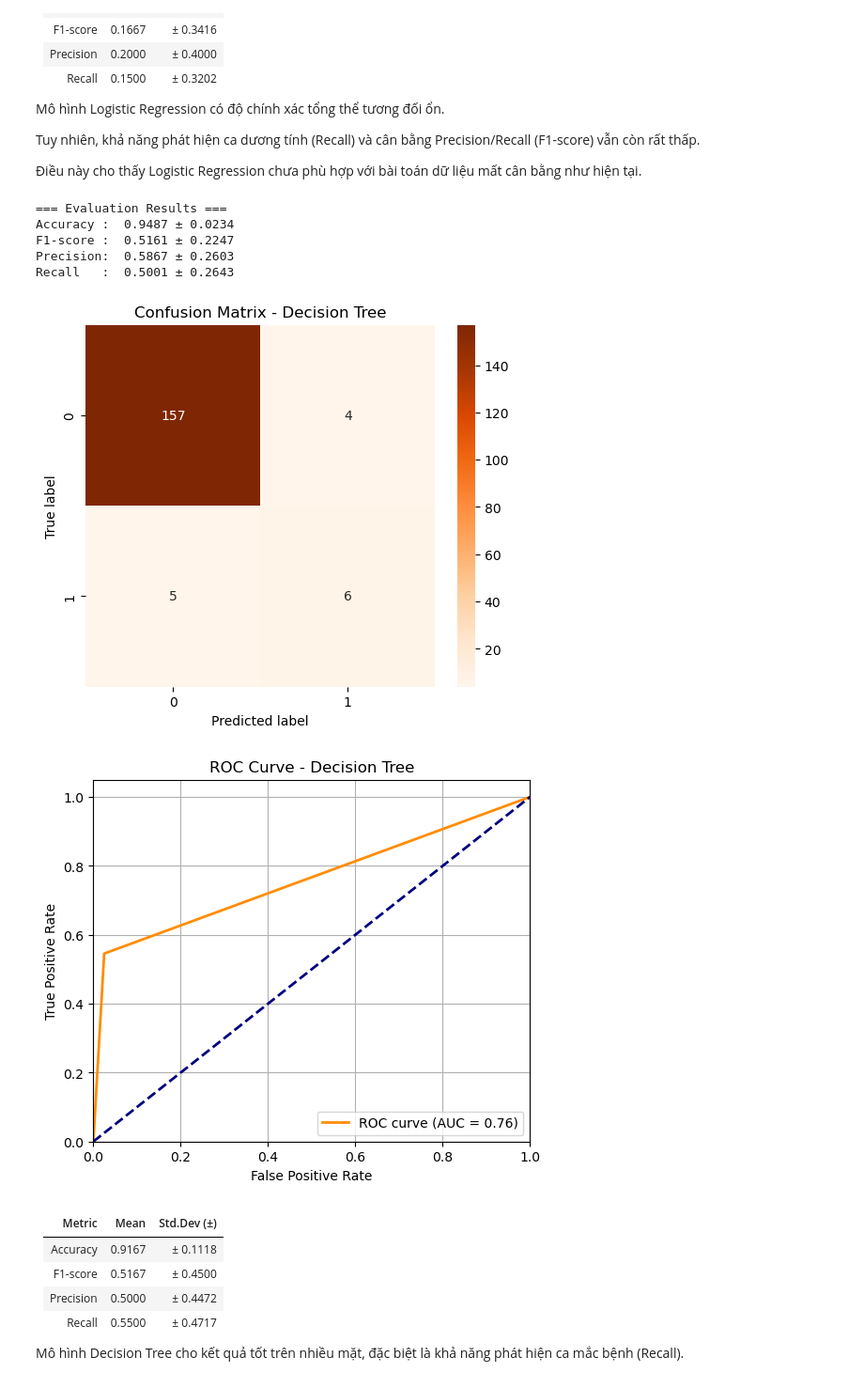
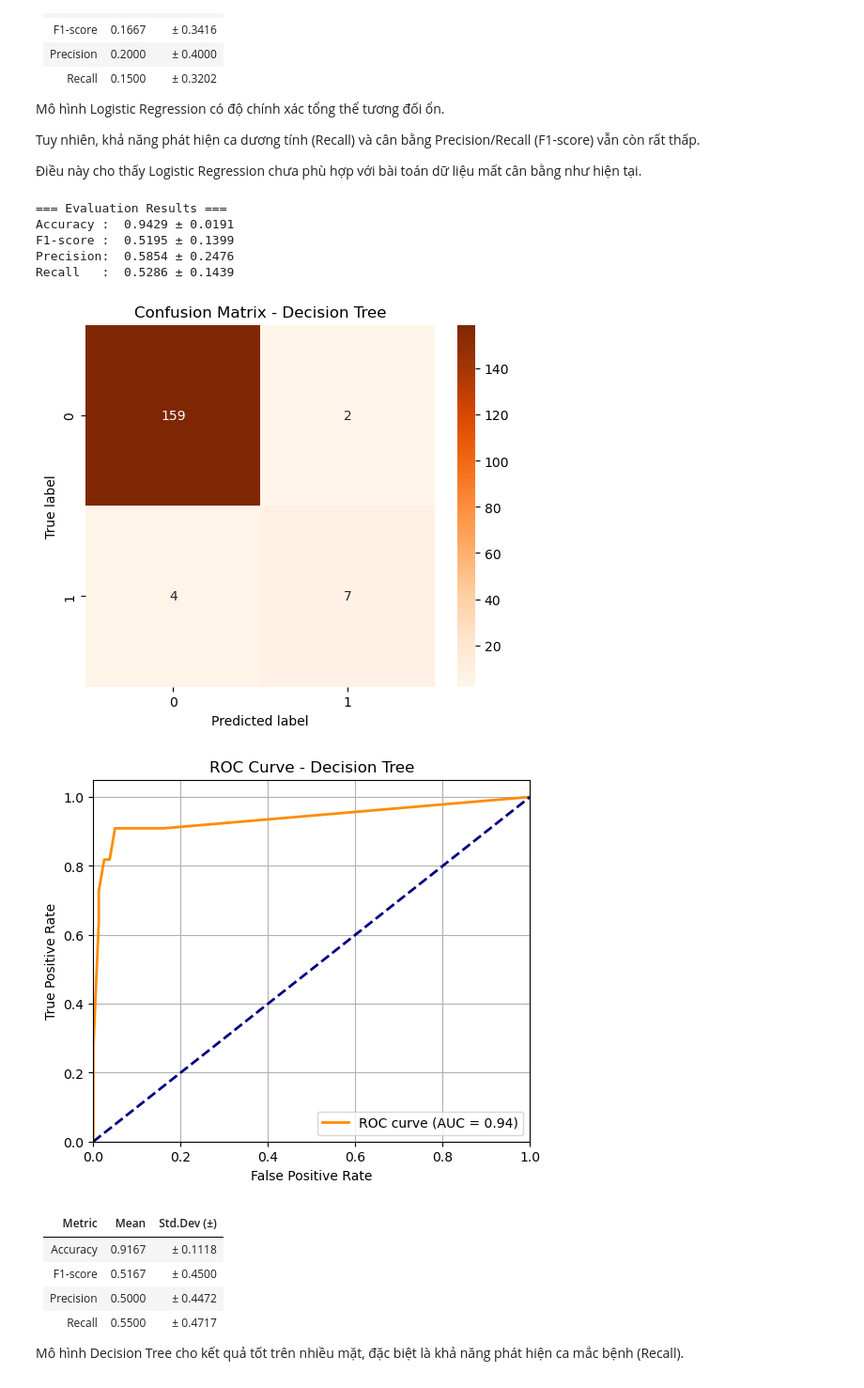
Before and after one commit to Nho094/risk_factors_cervical_cancer, a Jupyter notebook: code.ipynb, the cells around one changed output. Shown at 94% size. Drawn from its saved outputs; the diff is of its cells as text; code cells hidden in the pictures.

```diff
--- a/code.ipynb
+++ b/code.ipynb
@@ -93,7 +93,7 @@ df.describe()
 # %%
 imputer = SimpleImputer(strategy="mean")
 X_imputed = imputer.fit_transform(X)
-X_train, X_test, y_train, y_test = train_test_split(X, y, test_size = 0.2, random_state= 42, stratify=y)
+X_train, X_test, y_train, y_test = train_test_split(X, y, test_size = 1/3.0, random_state= 42, stratify=y)
 # %%
 def evaluate_model(model, X, y, k=10):
     accuracy_scores = []
@@ -120,6 +120,10 @@ def evaluate_model(model, X, y, k=10):
     print(f"F1-score :  {np.mean(f1_scores):.4f} ± {np.std(f1_scores):.4f}")
     print(f"Precision:  {np.mean(precision_scores):.4f} ± {np.std(precision_scores):.4f}")
     print(f"Recall   :  {np.mean(recall_scores):.4f} ± {np.std(recall_scores):.4f}")
+
+    # ✅ Fit lại mô hình trên toàn bộ tập dữ liệu
+    model.fit(X, y)
+    return model
 # %% [markdown]
 1.  Accuracy (Độ chính xác tổng thể)
     Accuracy là tỷ lệ số mẫu mà mô hình dự đoán đúng trên tổng số mẫu.
@@ -210,55 +215,59 @@ Tuy nhiên, khả năng phát hiện ca dương tính (Recall) và cân bằng P
 
 Điều này cho thấy Logistic Regression chưa phù hợp với bài toán dữ liệu mất cân bằng như hiện tại.
 # %%
-# Descision tree model
-tree_model = DecisionTreeClassifier(random_state=42)
-evaluate_model(tree_model, X, y)
+# 1. Khởi tạo và đánh giá mô hình
+model = DecisionTreeClassifier(
+    max_depth=4,
+    min_samples_leaf=10,
+    min_samples_split=20,
+    random_state=42
+)
+model = evaluate_model(model, X, y)
 
-# 2. Chia tập dữ liệu để trực quan
-X_train_cm, X_test_cm, y_train_cm, y_test_cm = train_test_split(X, y, test_size=0.2,stratify= y,  random_state=42)
+# 2. Chia tập dữ liệu để trực quan hóa (độc lập với KFold ở trên)
+X_train_cm, X_test_cm, y_train_cm, y_test_cm = train_test_split(
+    X, y, test_size=0.2, stratify=y, random_state=42
+)
 
-# 3. Huấn luyện lại mô hình và dự đoán
-tree_model.fit(X_train_cm, y_train_cm)
-y_pred_cm = tree_model.predict(X_test_cm)
+# 3. Dự đoán trên tập test để trực quan
+y_pred_cm = model.predict(X_test_cm)
 
 # 4. Vẽ Confusion Matrix
 cm = confusion_matrix(y_test_cm, y_pred_cm)
 plt.figure(figsize=(6, 5))
 sns.heatmap(cm, annot=True, fmt='d', cmap='Oranges')
 plt.xlabel("Predicted label")
 plt.ylabel("True label")
 plt.title("Confusion Matrix - Decision Tree")
 plt.show()
 
-
-
 # 5. Lấy xác suất dự đoán từ mô hình (cột thứ 2 tương ứng class = 1)
-y_proba = tree_model.predict_proba(X_test_cm)[:, 1]
+y_proba = model.predict_proba(X_test_cm)[:, 1]
 
 # 6. Tính ROC và AUC
 fpr, tpr, thresholds = roc_curve(y_test_cm, y_proba)
 roc_auc = auc(fpr, tpr)
 
 # 7. Vẽ đường ROC
 plt.figure(figsize=(6, 5))
 plt.plot(fpr, tpr, color='darkorange', lw=2, label=f'ROC curve (AUC = {roc_auc:.2f})')
 plt.plot([0, 1], [0, 1], color='navy', lw=2, linestyle='--')
 plt.xlim([0.0, 1.0])
 plt.ylim([0.0, 1.05])
 plt.xlabel('False Positive Rate')
 plt.ylabel('True Positive Rate')
 plt.title('ROC Curve - Decision Tree')
 plt.legend(loc='lower right')
 plt.grid(True)
 plt.show()
 # %% [output]
 === Evaluation Results ===
-Accuracy :  0.9487 ± 0.0234
-F1-score :  0.5161 ± 0.2247
-Precision:  0.5867 ± 0.2603
-Recall   :  0.5001 ± 0.2643
+Accuracy :  0.9429 ± 0.0191
+F1-score :  0.5195 ± 0.1399
+Precision:  0.5854 ± 0.2476
+Recall   :  0.5286 ± 0.1439
-[figure, old version]
+[figure, new version]
-[figure, old version]
+[figure, new version]
 # %% [markdown]
 | Metric    | Mean   | Std.Dev (±) |
 | --------- | ------ | ----------- |
```
Also changed, not shown: parts of 2 cells of this notebook, 2 other files.
